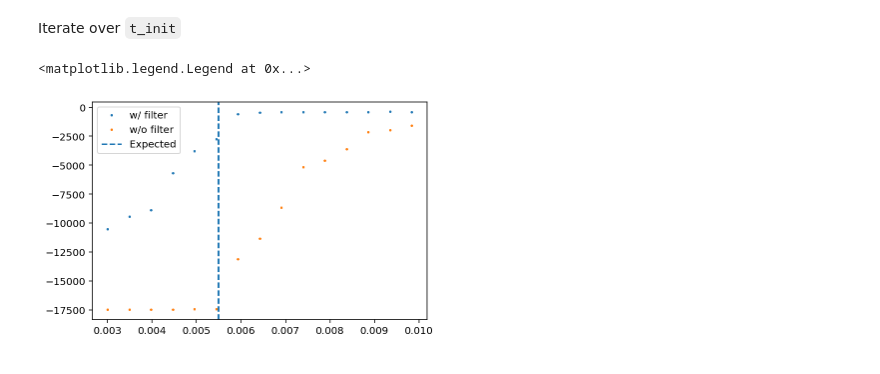
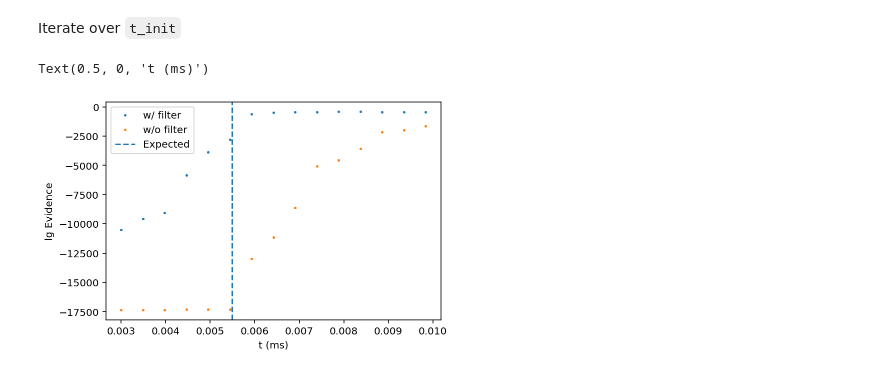
Before and after one commit to Sizheng-Ma/qnm_filter, a Jupyter notebook: code_demo/Evidence.ipynb, the cells around one changed output. Drawn from its saved outputs; the diff is of its cells as text; code cells hidden in the pictures.

Commit message:
update evidence's demo

```diff
--- a/code_demo/Evidence.ipynb
+++ b/code_demo/Evidence.ipynb
@@ -149,8 +149,10 @@ t_array_no_filter, saved_log_evidence_no_filter = qnm_filter.evidence_parallel(f
 # %%
 pl.plot(t_array, saved_log_evidence, 'o', ms=1.5, label='w/ filter')
 pl.plot(t_array_no_filter, saved_log_evidence_no_filter, 'o', ms=1.5, label="w/o filter")
 pl.axvline(signalH_no_noise.time[signalH_no_noise.argmax()], ls='--', label='Expected')
 pl.legend()
+pl.ylabel('lg Evidence')
+pl.xlabel('t (ms)')
 # %% [output]
-<matplotlib.legend.Legend at 0x...>
+Text(0.5, 0, 't (ms)')
-[figure, old version]
+[figure, new version]
```
Also changed, not shown: parts of 3 cells of this notebook.
